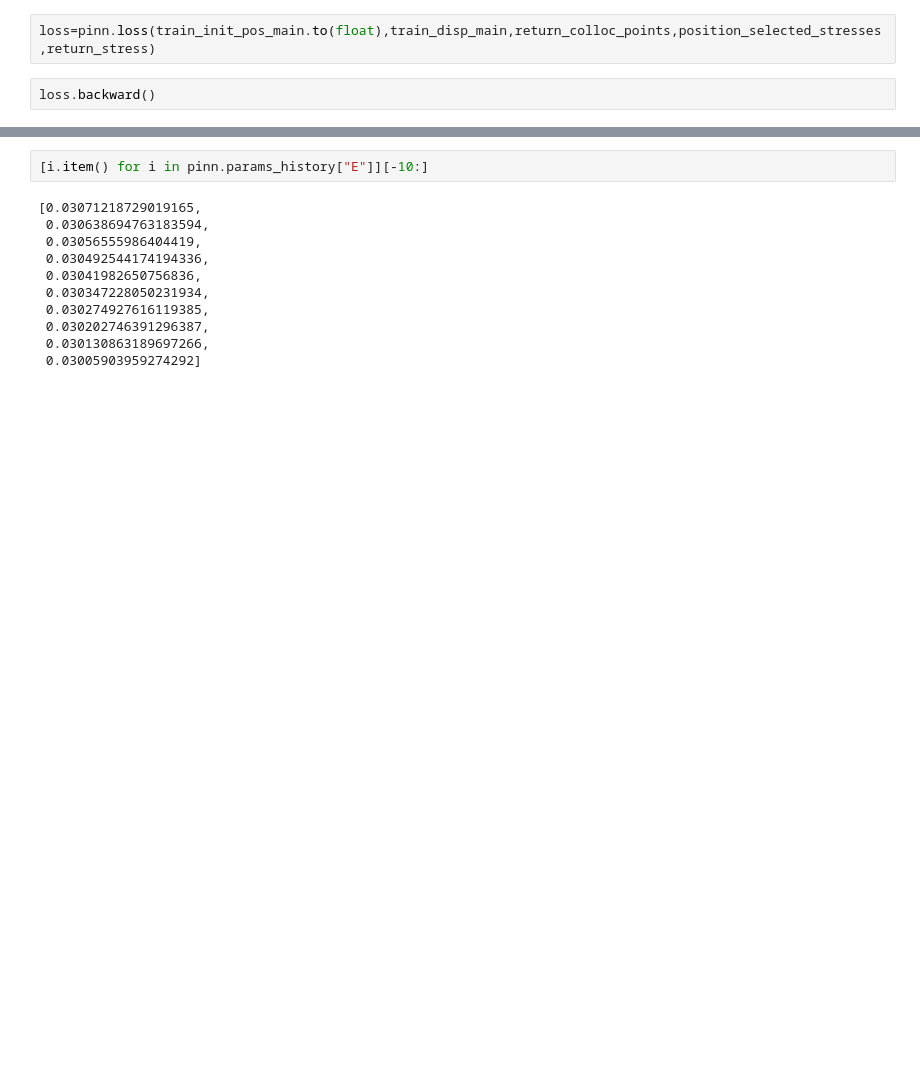
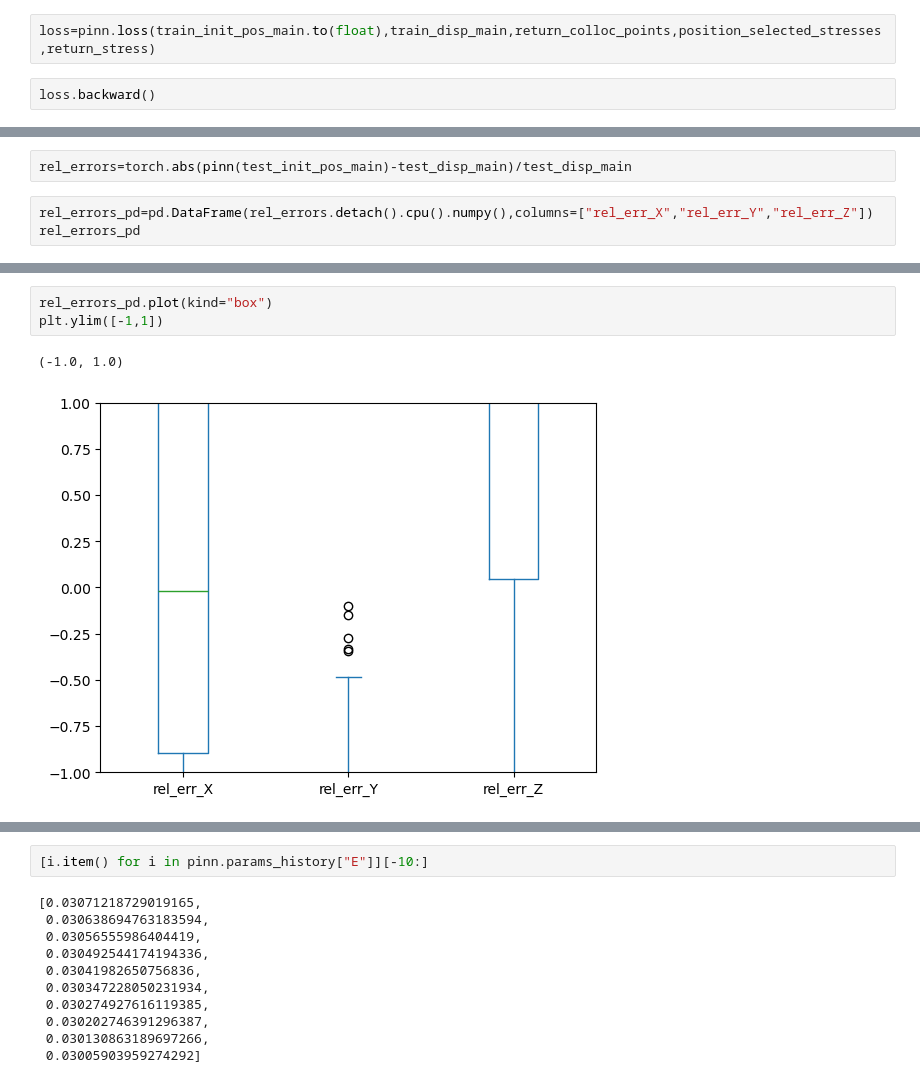
Before and after one commit to ArturoSirvent/DeepElasticity, a Jupyter notebook: notebooks/001-LinealElasticity/000-Lo_que_ya_funcionaba.ipynb, the cells around one changed output, grey strips where cells are left out. Saved outputs shown, nothing was run; the diff lists cells and outputs as text; blank space fills up the shorter version.

```diff
--- a/notebooks/001-LinealElasticity/000-Lo_que_ya_funcionaba.ipynb
+++ b/notebooks/001-LinealElasticity/000-Lo_que_ya_funcionaba.ipynb
@@ -613,0 +647,5 @@ plt.xlim([2000,2100])
+# %%
+rel_errors=torch.abs(pinn(test_init_pos_main)-test_disp_main)/test_disp_main
+# %%
+rel_errors_pd=pd.DataFrame(rel_errors.detach().cpu().numpy(),columns=["rel_err_X","rel_err_Y","rel_err_Z"])
+rel_errors_pd
@@ -613,0 +666,6 @@ plt.xlim([2000,2100])
+# %%
+rel_errors_pd.plot(kind="box")
+plt.ylim([-1,1])
+# %% [output]
+(-1.0, 1.0)
+[figure, added]
```
Also changed, not shown: parts of 30 cells of this notebook, 1 other file.
